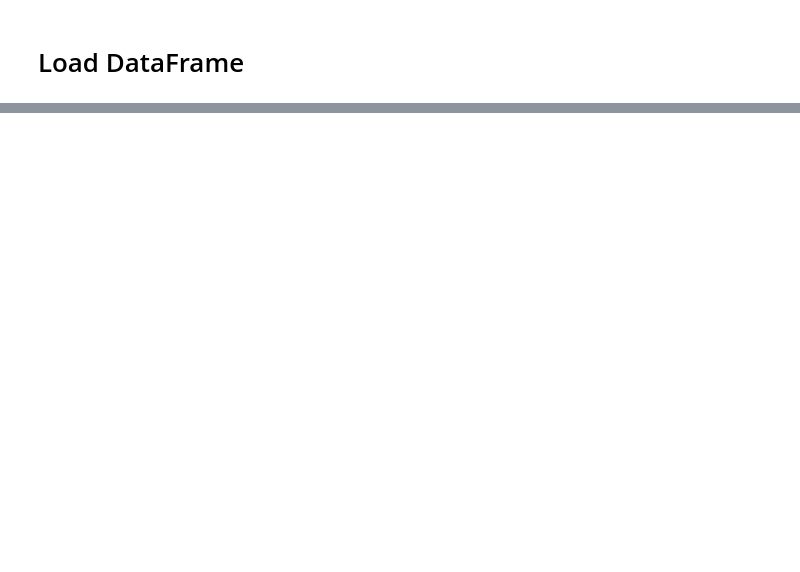
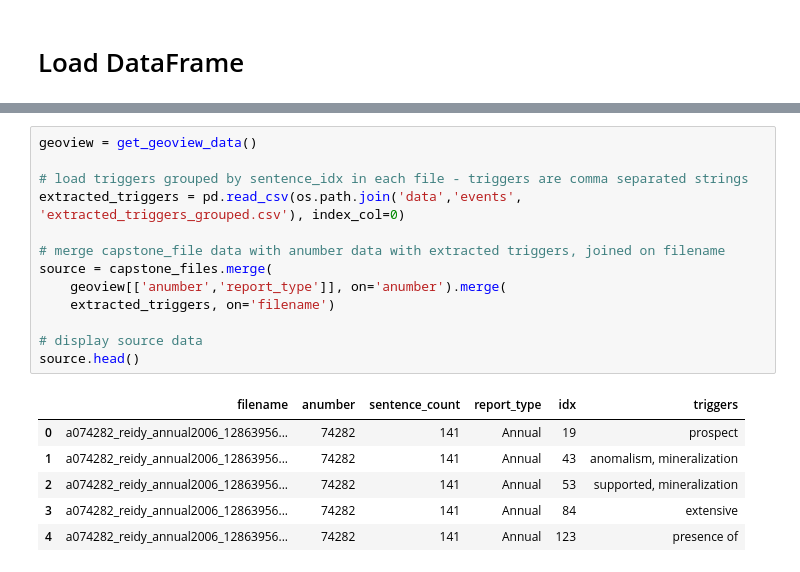
Before and after one commit to tanghyd/capstone, a Jupyter notebook: sentence_labeller.ipynb, the cells around one changed output, grey strips where cells are left out. Cells and saved outputs as stored; diff of their text form; blank space fills up the shorter version.

```diff
--- a/sentence_labeller.ipynb
+++ b/sentence_labeller.ipynb
@@ -51 +66,21 @@ from pipeline.preprocessing.processing import load_triggers, load_json
+# %%
+geoview = get_geoview_data()
+
+# load triggers grouped by sentence_idx in each file - triggers are comma separated strings
+extracted_triggers = pd.read_csv(os.path.join('data','events', 'extracted_triggers_grouped.csv'), index_col=0)
+
+# merge capstone_file data with anumber data with extracted triggers, joined on filename
+source = capstone_files.merge(
+    geoview[['anumber','report_type']], on='anumber').merge(
+    extracted_triggers, on='filename')
+
+# display source data
+source.head()
+# %% [output]
+|  | filename | anumber | sentence_count | report_type | idx | triggers |
+| 0 | a074282_reidy_annual2006_12863956... | 74282 | 141 | Annual | 19 | prospect |
+| 1 | a074282_reidy_annual2006_12863956... | 74282 | 141 | Annual | 43 | anomalism, mineralization |
+| 2 | a074282_reidy_annual2006_12863956... | 74282 | 141 | Annual | 53 | supported, mineralization |
+| 3 | a074282_reidy_annual2006_12863956... | 74282 | 141 | Annual | 84 | extensive |
+| 4 | a074282_reidy_annual2006_12863956... | 74282 | 141 | Annual | 123 | presence of |
 # %%
```
Also changed, not shown: parts of 19 cells of this notebook, 9 other files.
